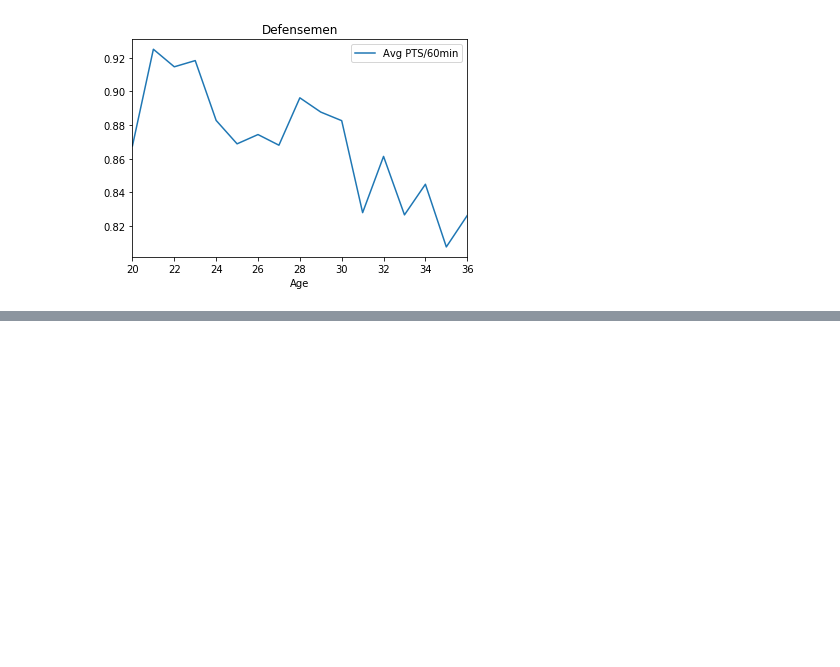
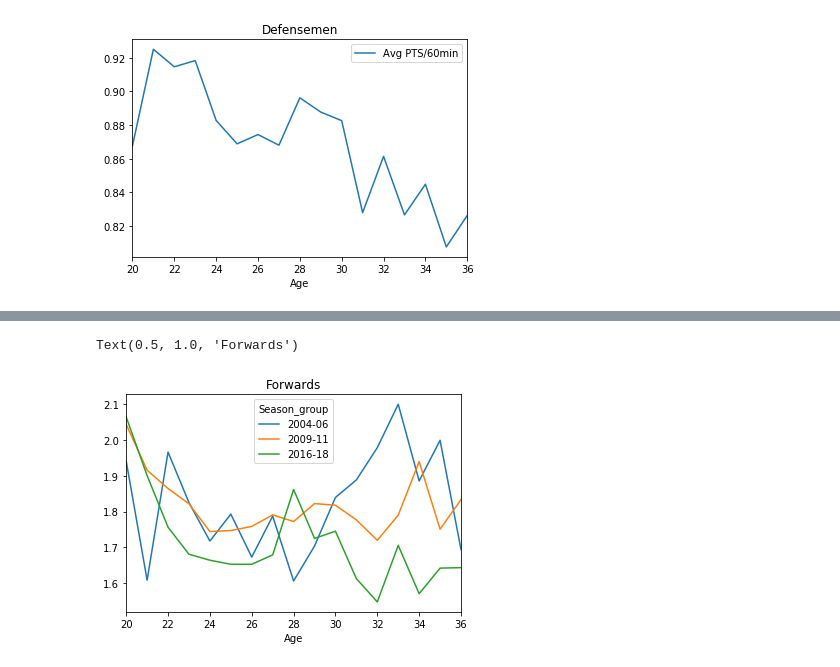
Before and after one commit to Silveris/HockeyStuff, a Jupyter notebook: data_analysis.ipynb, the cells around one changed output, grey strips where cells are left out. Cells and saved outputs as stored; diff of their text form; code cells hidden in the pictures; blank space fills up the shorter version.

Commit message:
Created function for binning years

```diff
--- a/data_analysis.ipynb
+++ b/data_analysis.ipynb
@@ -102,6 +105,21 @@ def multi_groupby_avg(df, category1, category2):
         "Avg Players" : count
     })
     return new_df
+# %%
+def seasonyears_filter(df, years_list):
+    new_df = df[df.Season.isin(years_list)]
+    return new_df
+
+# Groups a df into 3 sets of 3 years
+def three_year_group(df):
+    years = [2004, 2005, 2006, 2009, 2010, 2011, 2016, 2017, 2018]
+    new_df = df[df.Season.isin(years)]
+
+    bins = [2004, 2006, 2011, 2018]
+    groups = ["2004-06", "2009-11", "2016-18"]
+    new_df["Season_group"] = pd.cut(new_df["Season"], bins, labels=groups, include_lowest=True)
+    # grouped_df = multi_groupby_avg(new_df, "Age", "Season_group")
+    return new_df
 # %%
 # Data split by position
 forwards_data = nhl_df[(nhl_df["Pos"] != "D") & (nhl_df["Age"] >= 20)]
@@ -142,0 +174,8 @@ new_df.unstack("Season").plot(kind="line", y = "Med PTS/60min")
+# %%
+new_df = three_year_group(forwards_data)
+new_df = multi_groupby_avg(new_df, "Age", "Season_group")
+new_df.unstack("Season_group").plot(kind="line", y = "Avg PTS/60min")
+plt.title("Forwards")
+# %% [output]
+Text(0.5, 1.0, 'Forwards')
+[figure, added]
```
Also changed, not shown: parts of 7 cells of this notebook.
